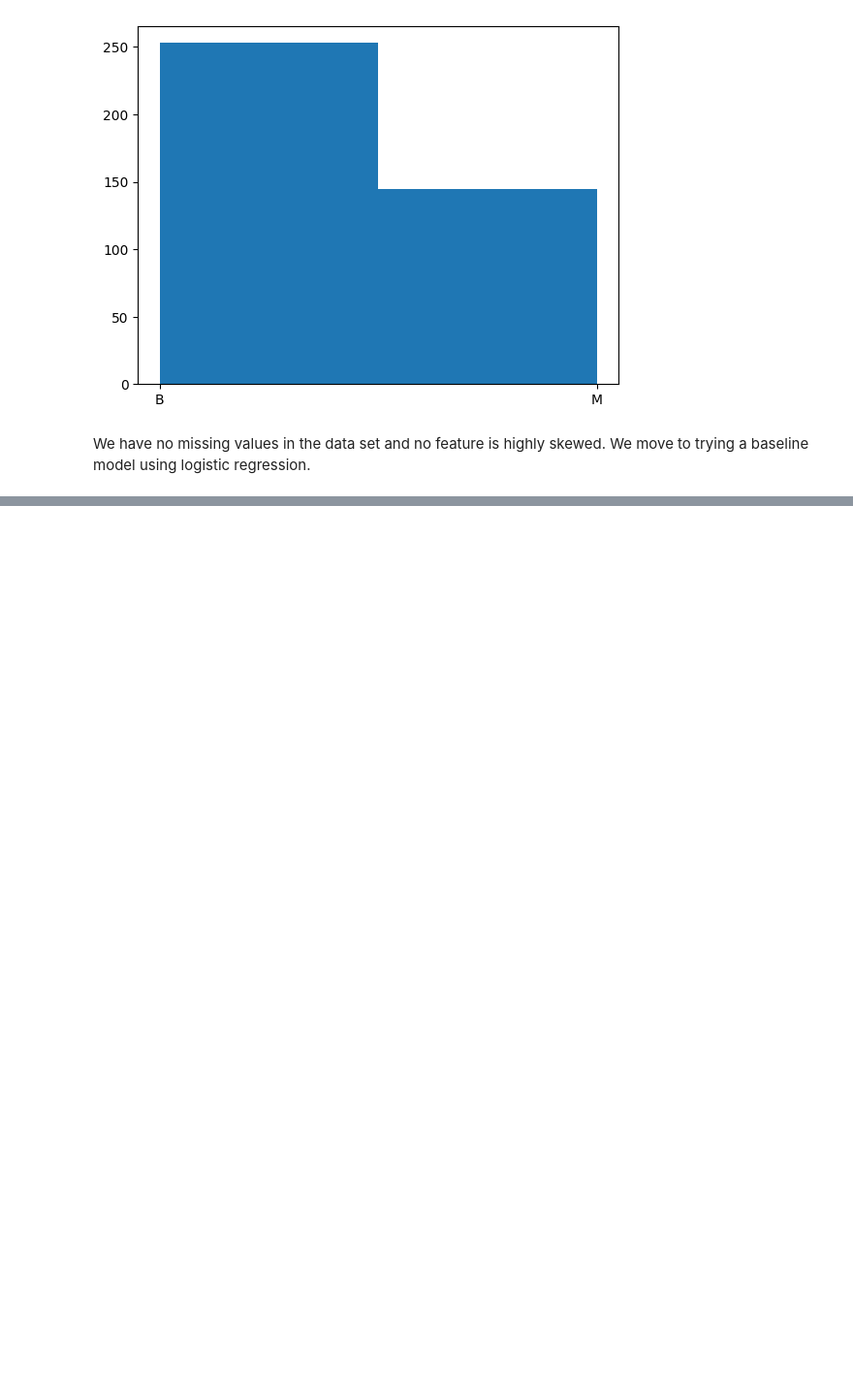
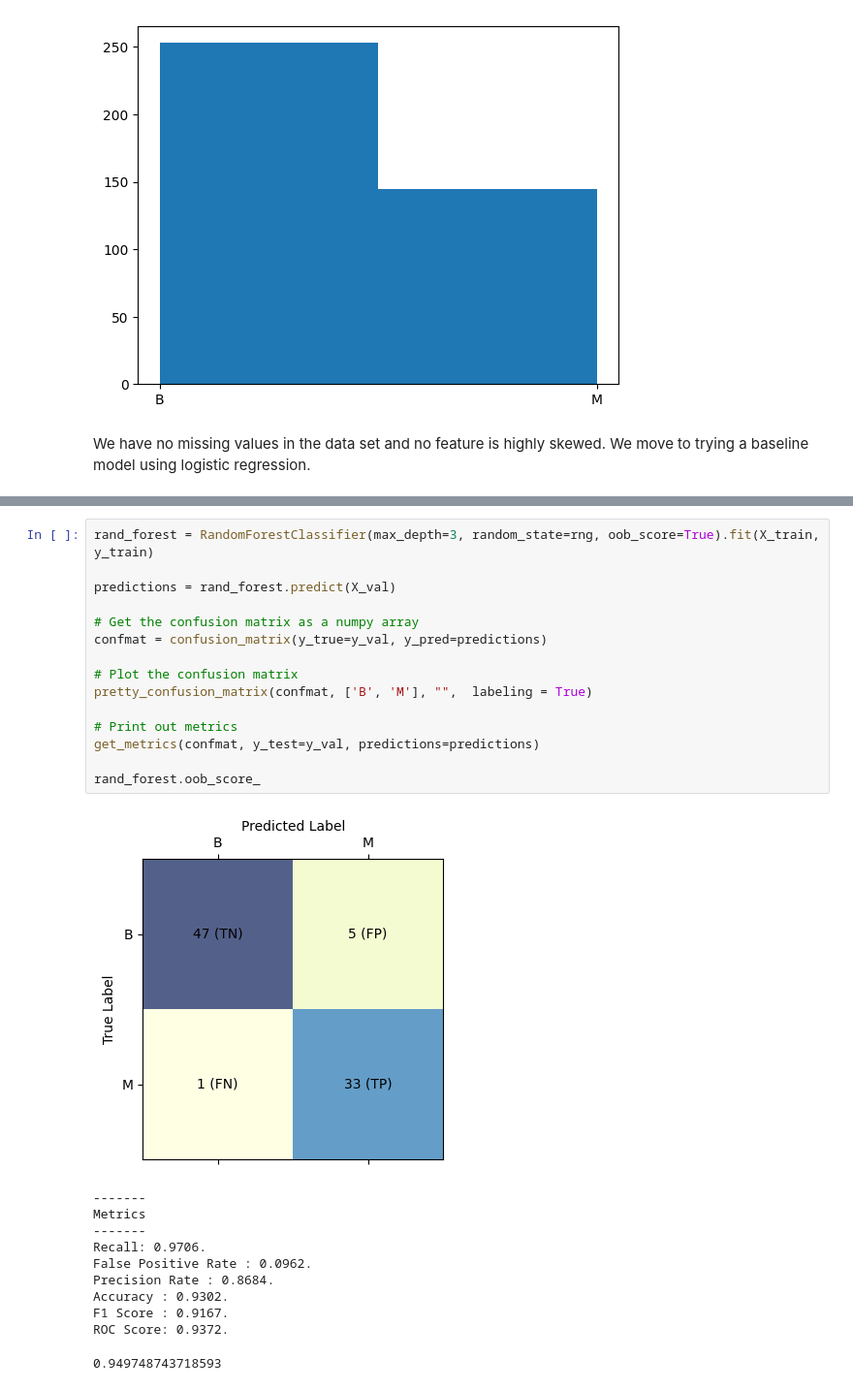
Before and after one commit to ananyajai/breast-cancer-dataset, a Jupyter notebook: model.ipynb, the cells around one changed output, grey strips where cells are left out. Shown at 97% size. Drawn from its saved outputs; the diff is of its cells as text; blank space fills up the shorter version.

```diff
--- a/model.ipynb
+++ b/model.ipynb
@@ -115,0 +222,27 @@ We have no missing values in the data set and no feature is highly skewed. We mo
+# %%
+rand_forest = RandomForestClassifier(max_depth=3, random_state=rng, oob_score=True).fit(X_train, y_train)
+
+predictions = rand_forest.predict(X_val)
+
+# Get the confusion matrix as a numpy array
+confmat = confusion_matrix(y_true=y_val, y_pred=predictions)
+
+# Plot the confusion matrix
+pretty_confusion_matrix(confmat, ['B', 'M'], "",  labeling = True)
+
+# Print out metrics
+get_metrics(confmat, y_test=y_val, predictions=predictions)
+
+rand_forest.oob_score_
+# %% [output]
+[figure, added]
+-------
+Metrics
+-------
+Recall: 0.9706.
+False Positive Rate : 0.0962.
+Precision Rate : 0.8684.
+Accuracy : 0.9302.
+F1 Score : 0.9167.
+ROC Score: 0.9372.
+0.949748743718593
```
Also changed, not shown: parts of 6 cells of this notebook.
